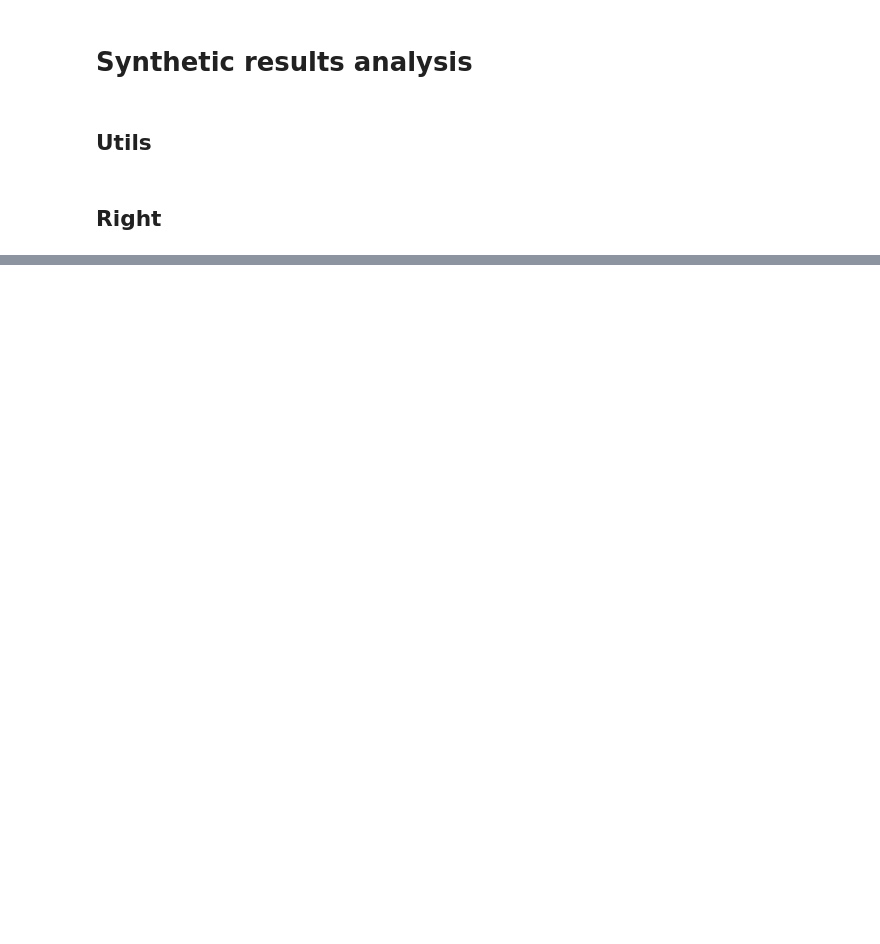
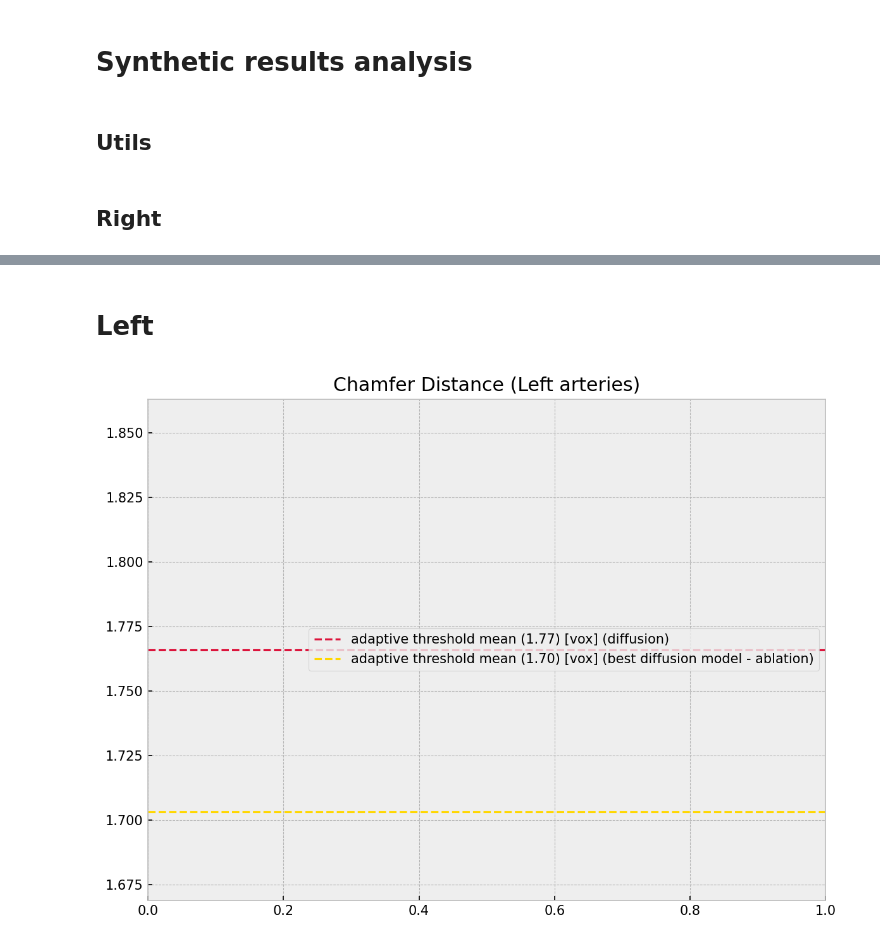
Before and after one commit to cvlab-ai/xra-diff, a Jupyter notebook: notebooks/synthetic_results.ipynb, the cells around one changed output, grey strips where cells are left out. Saved outputs shown, nothing was run; the diff lists cells and outputs as text; code cells hidden in the pictures; blank space fills up the shorter version.

```diff
--- a/notebooks/synthetic_results.ipynb
+++ b/notebooks/synthetic_results.ipynb
@@ -223,0 +269,15 @@ Baseline (gan) & 39.68 \\
+# %% [markdown]
+# Left
+# %%
+# df_diffusion = pd.read_csv("../data/synthetic_diffusion_left.csv")
+
+df_adaptive_diffusion = pd.read_csv("../data/synthetic_adaptive_diffusion_left.csv")
+
+df_best_diffusion = pd.read_csv("../data/synthetic_no_projections_left.csv")
+# %%
+plt.title(f"Chamfer Distance (Left arteries)")
+chamfer_adaptive(df_adaptive_diffusion, color="crimson")
+
+chamfer_adaptive(df_best_diffusion, color="gold", suffix="(best diffusion model - ablation)")
+# %% [output]
+[figure, added]
```
Also changed, not shown: parts of 10 cells of this notebook, 8 other files.
